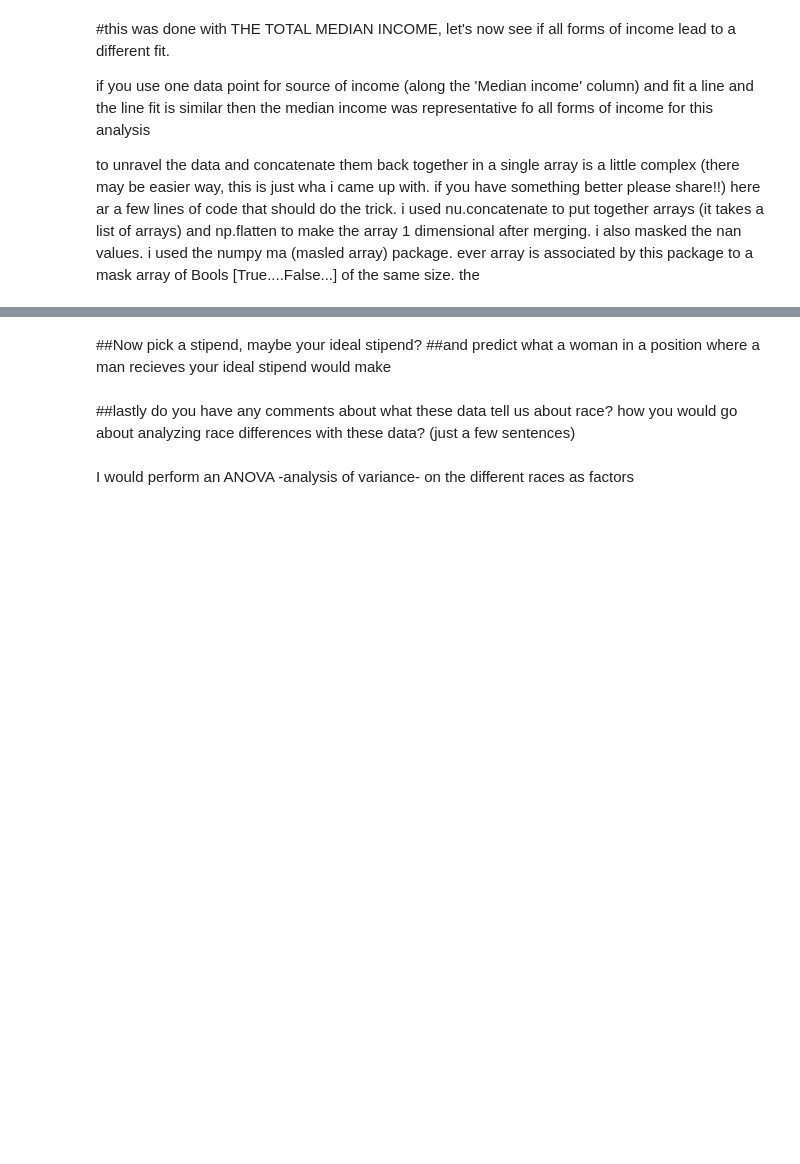
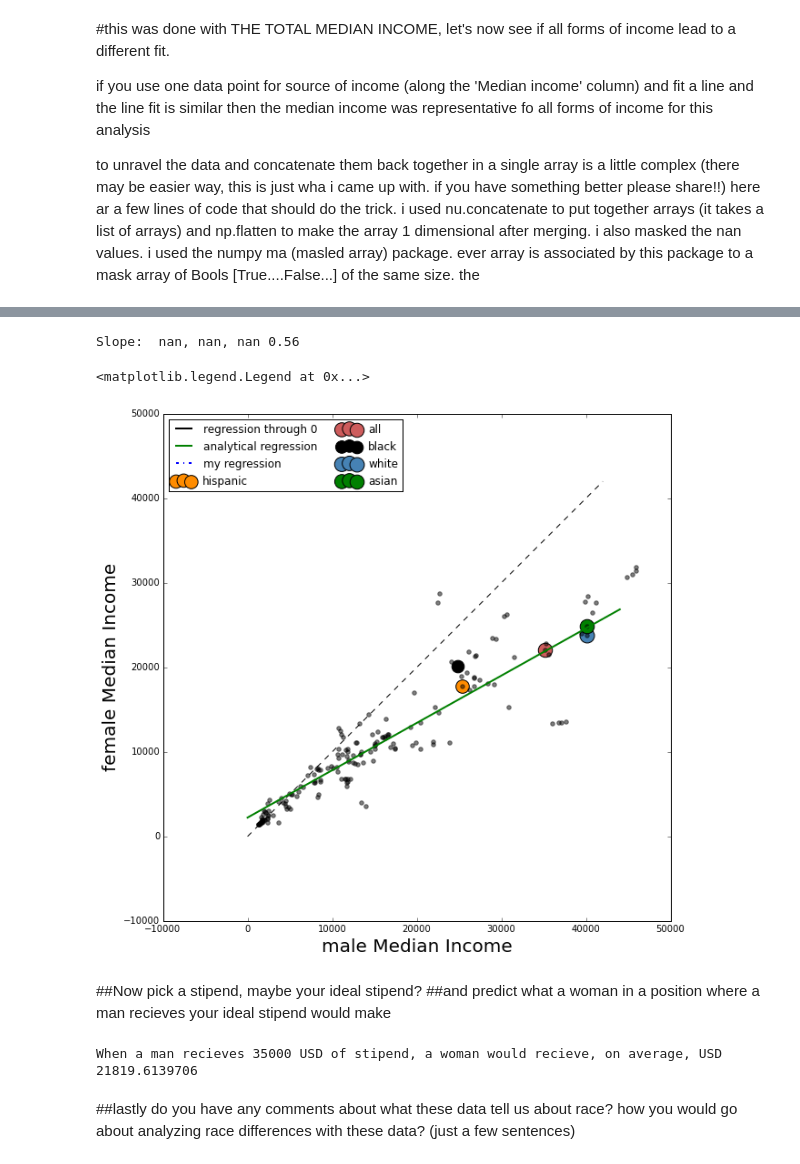
Before and after one commit to sarangof/PUI2015_sarangof, a Jupyter notebook: HW5/HW5-2.ipynb, the cells around one changed output, grey strips where cells are left out. Drawn from its saved outputs; the diff is of its cells as text; code cells hidden in the pictures; blank space fills up the shorter version.

```diff
--- a/HW5/HW5-2.ipynb
+++ b/HW5/HW5-2.ipynb
@@ -237,19 +240,3 @@ if you use one data point for source of income (along the 'Median income' column
 
 to unravel the data and concatenate them back together in a single array is a little complex (there may be easier way, this is just wha i came up with. if you have something better please share!!)
 here ar a few lines of code that should do the trick. i used nu.concatenate to put together arrays (it takes a list of arrays) and np.flatten to make the array 1 dimensional after merging. i also masked the nan values. i used the numpy ma (masled array) package. ever array is associated by this package to a mask array of Bools [True....False...] of the same size. the
-# %%
-x=np.ma.array(np.concatenate([allmales['all']['Median income'][:].values,allmales['white']['Median income'][:].values,allmales['black']['Median income'][:].values,allmales['hispanic']['Median income'][:].values,allmales['asian']['Median income'][:].values]).flatten())
-
-y=np.ma.array(np.concatenate([allfemales['all']['Median income'][:].values,allfemales['white']['Median income'][:].values,allfemales['black']['Median income'][:].values,allfemales['hispanic']['Median income'][:].values,allfemales['asian']['Median income'][:].values]).flatten())
-
-x
-
-#I am gonna create the mask in the next line.
-#the mask is True where either male or female value is Nan.
-#Notice that True is really just >1, and False really 0.
-#so i can add the male and female mask and the resulting mask will be
-#False where both arrays are not Nan, and true otherwise.
-#allmask = [np.isnan(np.array(x)) & np.isnan(np.array(y))]
-
-#y.mask = allmask
-#x.mask = allmask
@@ -287,7 +243,64 @@ Slope:  0.59, 0.59, 0.59 0.56
+# %%
+# I built this over prof. Bianco's code
+
+all_males=np.array([0.,allmales['all']['Median income'][1],allmales['white']['Median income'][1],allmales['black']['Median income'][1],allmales['hispanic']['Median income'][1],allmales['asian']['Median income'][1]])
+all_females=np.array([0.,allfemales['all']['Median income'][1],allfemales['white']['Median income'][1],allfemales['black']['Median income'][1],allfemales['hispanic']['Median income'][1],allfemales['asian']['Median income'][1]])
+
+pl.figure(figsize=(10,10))
+for k in col.iterkeys():
+    pl.scatter(allmales[k]['Median income'][1],allfemales[k]['Median income'][1],s=150*allmales[k]['Median income'][1]/allfemales[k]['Median income'][1],c=col[k],label=k)
+
+from scipy import stats
+from scipy.optimize import minimize
+
+all_males=np.ma.array(np.concatenate([allmales['all']['Median income'][:].values,allmales['white']['Median income'][:].values,allmales['black']['Median income'][:].values,allmales['hispanic']['Median income'][:].values,allmales['asian']['Median income'][:].values]).flatten())
+all_females=np.ma.array(np.concatenate([allfemales['all']['Median income'][:].values,allfemales['white']['Median income'][:].values,allfemales['black']['Median income'][:].values,allfemales['hispanic']['Median income'][:].values,allfemales['asian']['Median income'][:].values]).flatten())
+
+allmask = [np.isnan(all_males) + np.isnan(all_females)]
+
+all_females.mask = allmask
+all_males.mask = allmask
+#print all_males
+pl.scatter(all_males, all_females, color='k', alpha=0.5)
+
+pl.plot([0,42000],[0,42000],'k--')
+pl.xlabel('male Median Income',fontsize=20)
+pl.ylabel('female Median Income',fontsize=20)
+
+#one way to fit
+m,b = np.polyfit(all_males, all_females, 1)
+
+#another way to minimize the residuals
+stline = lambda a,x,y: sum((a*x-y)**2)
+result = minimize(stline, m, args=(all_males, all_females))
+stline_non0 = lambda a,x,y: sum((a[0]*x+a[1]-y)**2)
+par0 = [m,b]
+result_non0 = minimize(stline_non0, par0, args=(all_males, all_females))
+
+#this is the analytical best regression line. it can be proved (ask me about it if you want!)
+cor = stats.spearmanr(all_males, all_females)
+all_males.std()/all_females.std()
+beta1=cor[0]*all_females.std()/all_males.std()
+beta0=all_females.mean()-beta1*all_males.mean()
+
+print "Slope:  %.2f, %.2f, %.2f %.2f"%(m, result.x, result_non0.x[0], beta1)
+
+pl.plot(range(0,45000,1000),result.x*np.arange(0,45000,1000),'k', lw = 2, label="regression through 0")
+pl.plot(range(0,45000,1000),beta0+beta1*np.arange(0,45000,1000),'g', lw = 2, label="analytical regression")
+pl.plot(range(0,45000,1000),result_non0.x[1]+result_non0.x[0]*np.arange(0,45000,1000),'b-.', lw = 2, label="my regression")
+
+pl.legend(loc=2, ncol=2)
+#x.mask = allmask
+# %% [output]
+Slope:  nan, nan, nan 0.56
+<matplotlib.legend.Legend at 0x...>
+[figure, added]
 # %% [markdown]
 ##Now pick a stipend, maybe your ideal stipend?
 ##and predict what a woman in a position where a man recieves your ideal stipend would make
+# %%
+print "When a man recieves 35000 USD of stipend, a woman would recieve, on average, USD " ,beta0 + beta1*35000
+# %% [output]
+When a man recieves 35000 USD of stipend, a woman would recieve, on average, USD  21819.6139706
 # %% [markdown]
 ##lastly do you have any comments about what these data tell us about race? how you would go about analyzing race differences with these data? (just a few sentences)
-# %% [markdown]
-I would perform an ANOVA -analysis of variance- on the different races as factors
```
Also changed, not shown: parts of 7 cells of this notebook.
